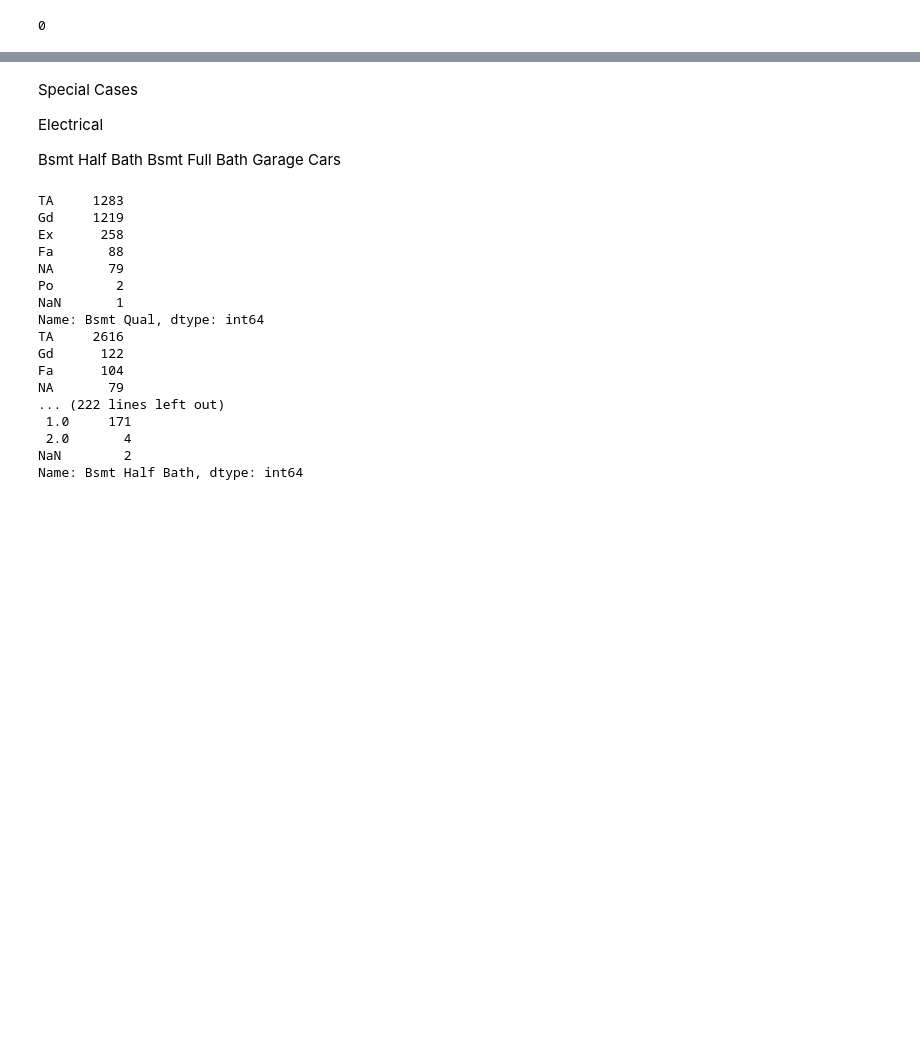
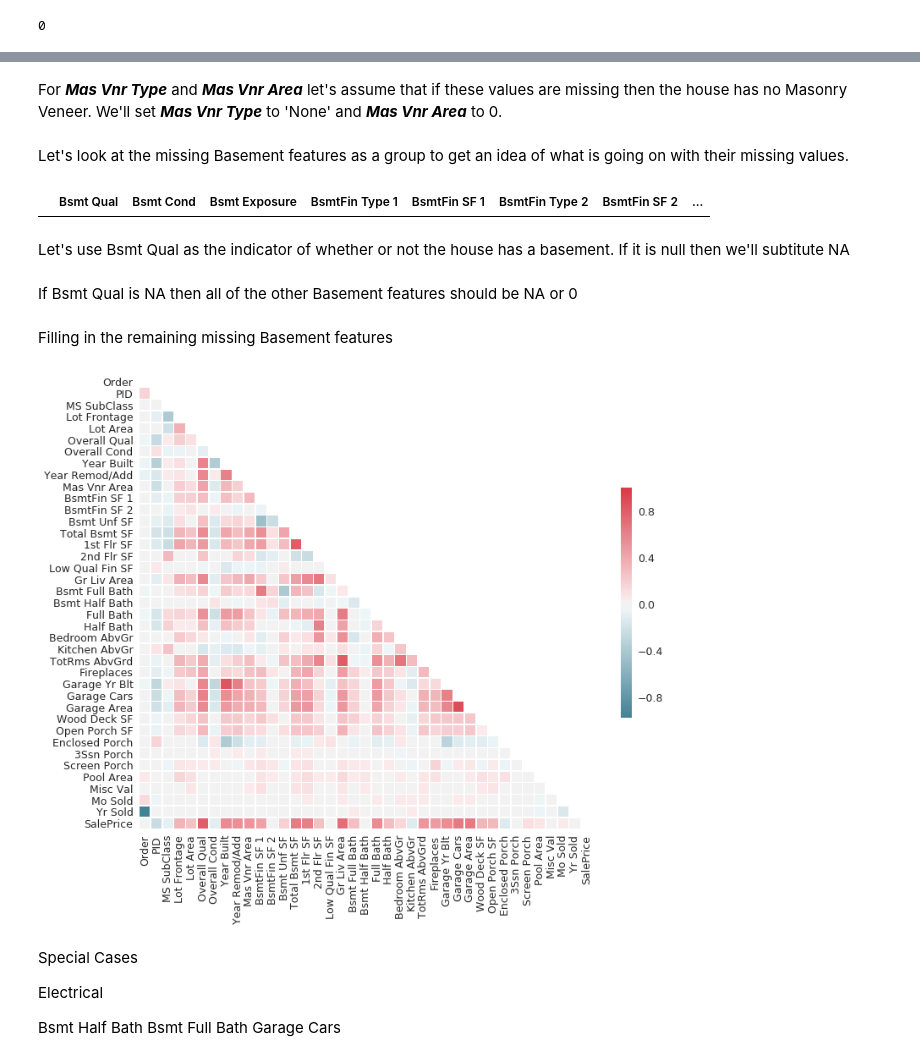
Before and after one commit to Adam-Klaum/house_prices_lr, a Jupyter notebook: house_prices_lr.ipynb, the cells around one changed output, grey strips where cells are left out. Saved outputs shown, nothing was run; the diff lists cells and outputs as text; code cells hidden in the pictures; blank space fills up the shorter version.

Commit message:
Finished imputation for Garage and Basement features. Created some utility functions to do conditional feature filling

```diff
--- a/house_prices_lr.ipynb
+++ b/house_prices_lr.ipynb
@@ -188,0 +192,7 @@ Name: Bsmt Exposure, dtype: int64
+# %% [markdown]
+For ***Mas Vnr Type*** and ***Mas Vnr Area*** let's assume that if these values are missing then the house has no Masonry Veneer.  We'll set ***Mas Vnr Type*** to 'None' and ***Mas Vnr Area*** to 0.
+# %%
+housing['Mas Vnr Type'].fillna('None', inplace=True)
+housing['Mas Vnr Area'].fillna(0, inplace=True)
+# %% [markdown]
+Let's look at the missing Basement features as a group to get an idea of what is going on with their missing values.
@@ -189,3 +203,49 @@ Name: Bsmt Exposure, dtype: int64
+# %%
+# Grabbing any row where any Basement feature is NaN
+
+housing[(housing[bsmt_feat].isnull().any(axis=1))][bsmt_feat].style.highlight_null(null_color='orange')
+# %% [output]
+|  | Bsmt Qual | Bsmt Cond | Bsmt Exposure | BsmtFin Type 1 | BsmtFin SF 1 | BsmtFin Type 2 | BsmtFin SF 2 | ... |
+# %% [markdown]
+Let's use Bsmt Qual as the indicator of whether or not the house has a basement.  If it is null then we'll subtitute NA
+# %%
+housing['Bsmt Qual'].fillna(value='NA', inplace=True)
+# %% [markdown]
+If Bsmt Qual is NA then all of the other Basement features should be NA or 0
+# %%
+housing['Bsmt Cond'].mask((pd.isnull(housing['Bsmt Cond'])) & (housing['Bsmt Qual'] == 'NA'), 'NA', inplace=True)
+housing['Bsmt Exposure'].mask((pd.isnull(housing['Bsmt Exposure'])) & (housing['Bsmt Qual'] == 'NA'), 'NA', inplace=True)
+housing['BsmtFin Type 1'].mask((pd.isnull(housing['BsmtFin Type 1'])) & (housing['Bsmt Qual'] == 'NA'), 'NA', inplace=True)
+housing['BsmtFin SF 1'].mask((pd.isnull(housing['BsmtFin SF 1'])) & (housing['Bsmt Qual'] == 'NA'), 0, inplace=True)
+housing['BsmtFin Type 2'].mask((pd.isnull(housing['BsmtFin Type 2'])) & (housing['Bsmt Qual'] == 'NA'), 'NA', inplace=True)
+housing['BsmtFin SF 2'].mask((pd.isnull(housing['BsmtFin SF 2'])) & (housing['Bsmt Qual'] == 'NA'), 0, inplace=True)
+housing['Bsmt Unf SF'].mask((pd.isnull(housing['Bsmt Unf SF'])) & (housing['Bsmt Qual'] == 'NA'), 0, inplace=True)
+housing['Total Bsmt SF'].mask((pd.isnull(housing['Total Bsmt SF'])) & (housing['Bsmt Qual'] == 'NA'), 0, inplace=True)
+housing['Bsmt Full Bath'].mask((pd.isnull(housing['Bsmt Full Bath'])) & (housing['Bsmt Qual'] == 'NA'), 0, inplace=True)
+housing['Bsmt Half Bath'].mask((pd.isnull(housing['Bsmt Half Bath'])) & (housing['Bsmt Qual'] == 'NA'), 0, inplace=True)
+# %% [markdown]
+Filling in the remaining missing Basement features
+# %%
+housing['Bsmt Exposure'].fillna(value='No', inplace=True)
+housing['BsmtFin Type 2'].fillna(value=housing['BsmtFin Type 2'].mode()[0], inplace=True)
+# %%
+corr = housing.corr()
+
+# Generate a mask for the upper triangle
+mask = np.zeros_like(corr, dtype=np.bool)
+mask[np.triu_indices_from(mask)] = True
+
+# Set up the matplotlib figure
+f, ax = plt.subplots(figsize=(12, 10))
+
+# Generate a custom diverging colormap
+cmap = sns.diverging_palette(220, 10, as_cmap=True)
+
+# Draw the heatmap with the mask and correct aspect ratio
+sns.heatmap(corr, mask=mask, cmap=cmap, center=0,
+            square=True, linewidths=.5, cbar_kws={"shrink": .5});
+# %% [output]
+[figure, added]
 # %% [markdown]
 Special Cases
 
@@ -201,22 +256,0 @@ bsmt_feat = [name for name in housing.columns if myre.match(name)]
-# %%
-for feat in bsmt_feat:
-
-    print(housing[feat].value_counts(dropna=False))
-# %% [output]
-TA     1283
-Gd     1219
-Ex      258
-Fa       88
-NA       79
-Po        2
-NaN       1
-Name: Bsmt Qual, dtype: int64
-TA     2616
-Gd      122
-Fa      104
-NA       79
-... (222 lines left out)
- 1.0     171
- 2.0       4
-NaN        2
-Name: Bsmt Half Bath, dtype: int64
```
Also changed, not shown: parts of 22 cells of this notebook.
